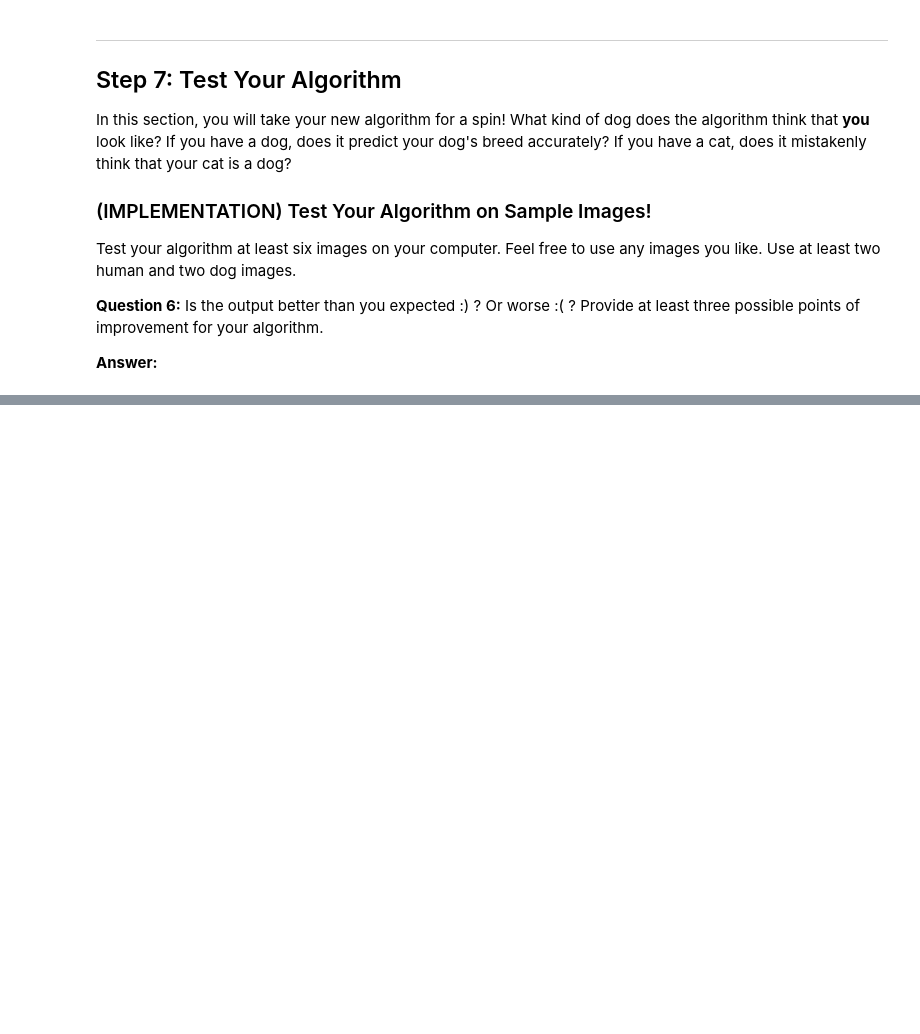
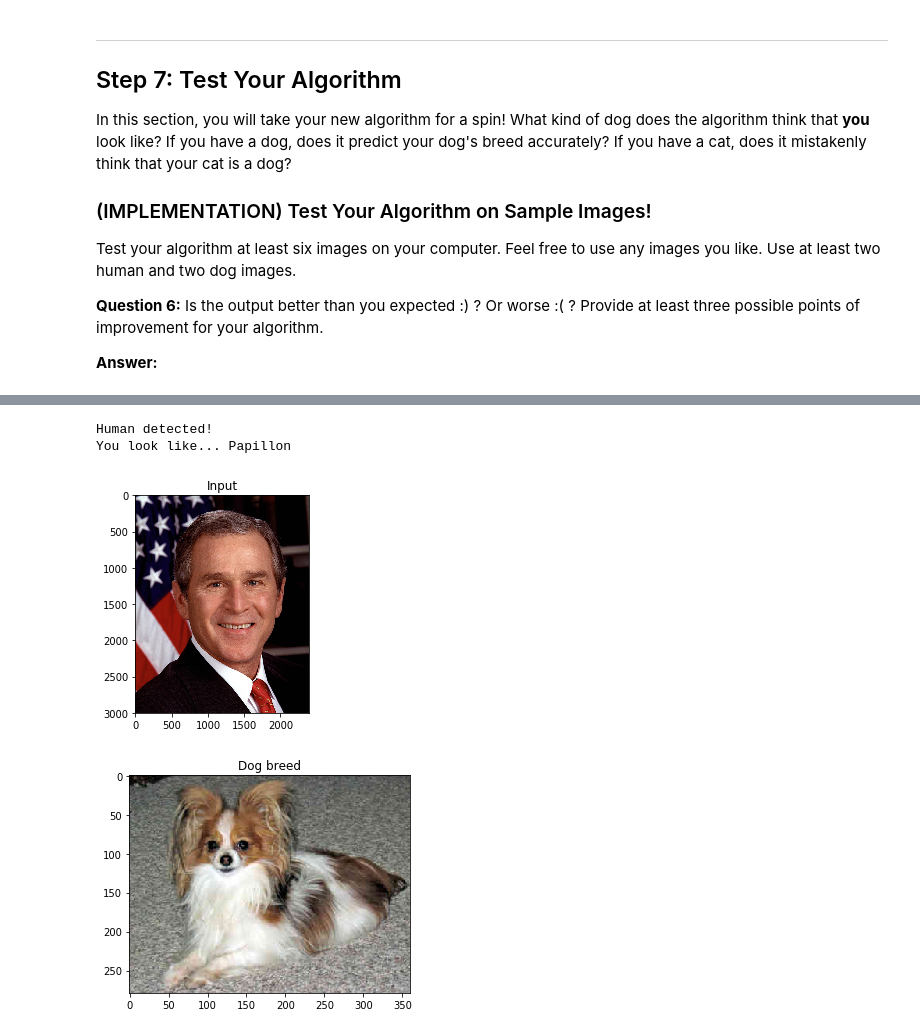
Before and after one commit to JPatrick9793/dog-project, a Jupyter notebook: dog_app.ipynb, the cells around one changed output, grey strips where cells are left out. Drawn from its saved outputs; the diff is of its cells as text; code cells hidden in the pictures; blank space fills up the shorter version.

```diff
--- a/dog_app.ipynb
+++ b/dog_app.ipynb
@@ -781,0 +965,7 @@ __Answer:__
+# %%
+find_dog_breed(test_pics[1])
+# %% [output]
+Human detected!
+You look like... Papillon
+[figure, added]
+[figure, added]
```
Also changed, not shown: parts of 27 cells of this notebook, 6 other files.
